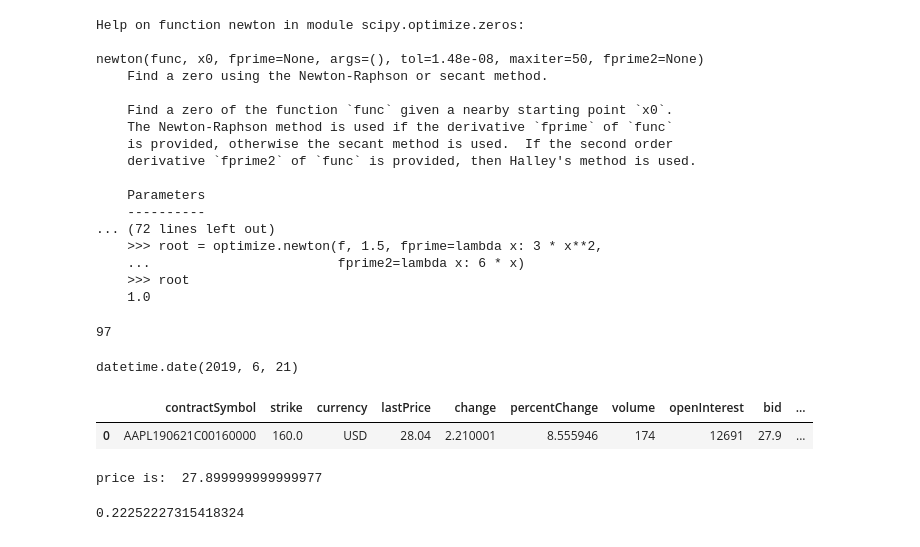
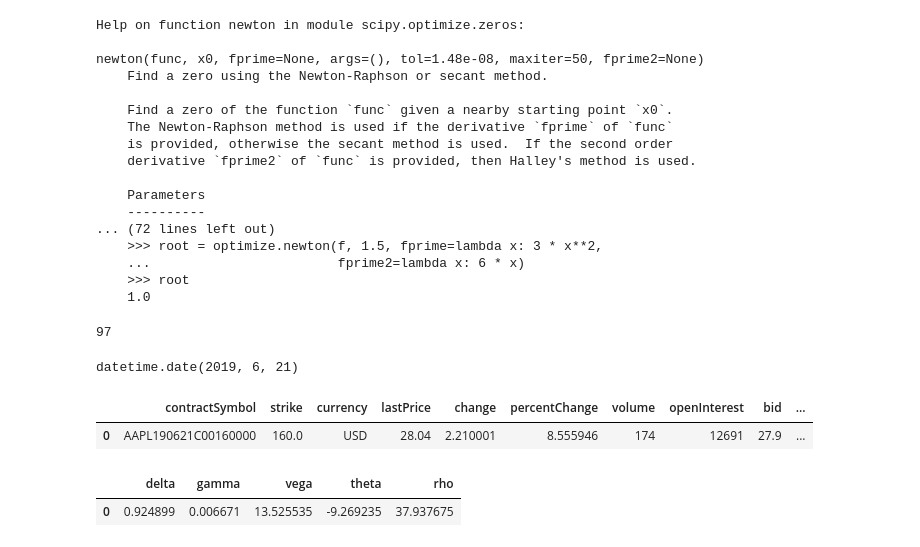
Before and after one commit to liveoncecao/quant_experiment, a Jupyter notebook: quant_experiment/quantexperiment.ipynb, the cells around one changed output. Saved outputs shown, nothing was run; the diff lists cells and outputs as text; code cells hidden in the pictures.

```diff
--- a/quant_experiment/quantexperiment.ipynb
+++ b/quant_experiment/quantexperiment.ipynb
@@ -715,13 +768,13 @@ class BlackandScholes:
 # %%
-# %load finproducts.py
+# %load finproducts
 import requests
 import pandas as pd
 #from .quantexperiment import AlphaVantage as av
 from time import mktime
 from datetime import datetime, date
-#from .constants import _Y_API
-#from .mathformulas import BlackandScholes
-#from .mathformulas import riskfree
+# from .constants import _Y_API
+# from .mathformulas import BlackandScholes
+# from .mathformulas import riskfree
 
 
 class VanillaOption:
@@ -777,15 +830,26 @@ class VanillaOption:
         """
         return self._option_info
 
-    def BS_Info(self,key=None,q=0):
+    def BS_Info(self,key=None,info_name='implied_vol',q=0):
+        """
+        Based on Black Scholes model, calculated implied vol will lose its accuracy for DeepInTheMoney
+        and DeepOutOfMoney options with relatively short time to maturity, use with your own discretion
+        """
         stock_info = Stock(self._symbol,key)
         self._stock_price = stock_info.price
         self._tau = (self._date - date.today()).days/365
         self._r = riskfree()(self._tau)
+
         self.BandS = BlackandScholes(self._stock_price,self._strike,self._tau,self._r,
                                       self._option_info['bid'][0],self._type,q)
-        print("price is: ", self.BandS.bs_call(self._stock_price, self._strike, self._tau, self._r, self.BandS.implied_vol, 0))
-        return self.BandS.implied_vol
+
+        if info_name == 'implied_vol':
+            return self.BandS.imp_vol
+        if info_name == 'greeks':
+            columns = ['delta', 'gamma', 'vega', 'theta', 'rho']
+            return pd.DataFrame([[self.BandS.delta(), self.BandS.gamma(), self.BandS.vega(),
+                                  self.BandS.theta(), self.BandS.rho()]], columns=columns)
+
 
 
 
@@ -842,7 +906,7 @@ option1.option_info()
 |  | contractSymbol | strike | currency | lastPrice | change | percentChange | volume | openInterest | bid | ... |
 | 0 | AAPL190621C00160000 | 160.0 | USD | 28.04 | 2.210001 | 8.555946 | 174 | 12691 | 27.9 | ... |
 # %%
-option1.BS_Info(key)
+option1.BS_Info(key,'greeks')
 # %% [output]
-price is:  27.899999999999977
-0.22252227315418324
+|  | delta | gamma | vega | theta | rho |
+| 0 | 0.924899 | 0.006671 | 13.525535 | -9.269235 | 37.937675 |
```
Also changed, not shown: parts of 1 cell of this notebook, 5 other files.
